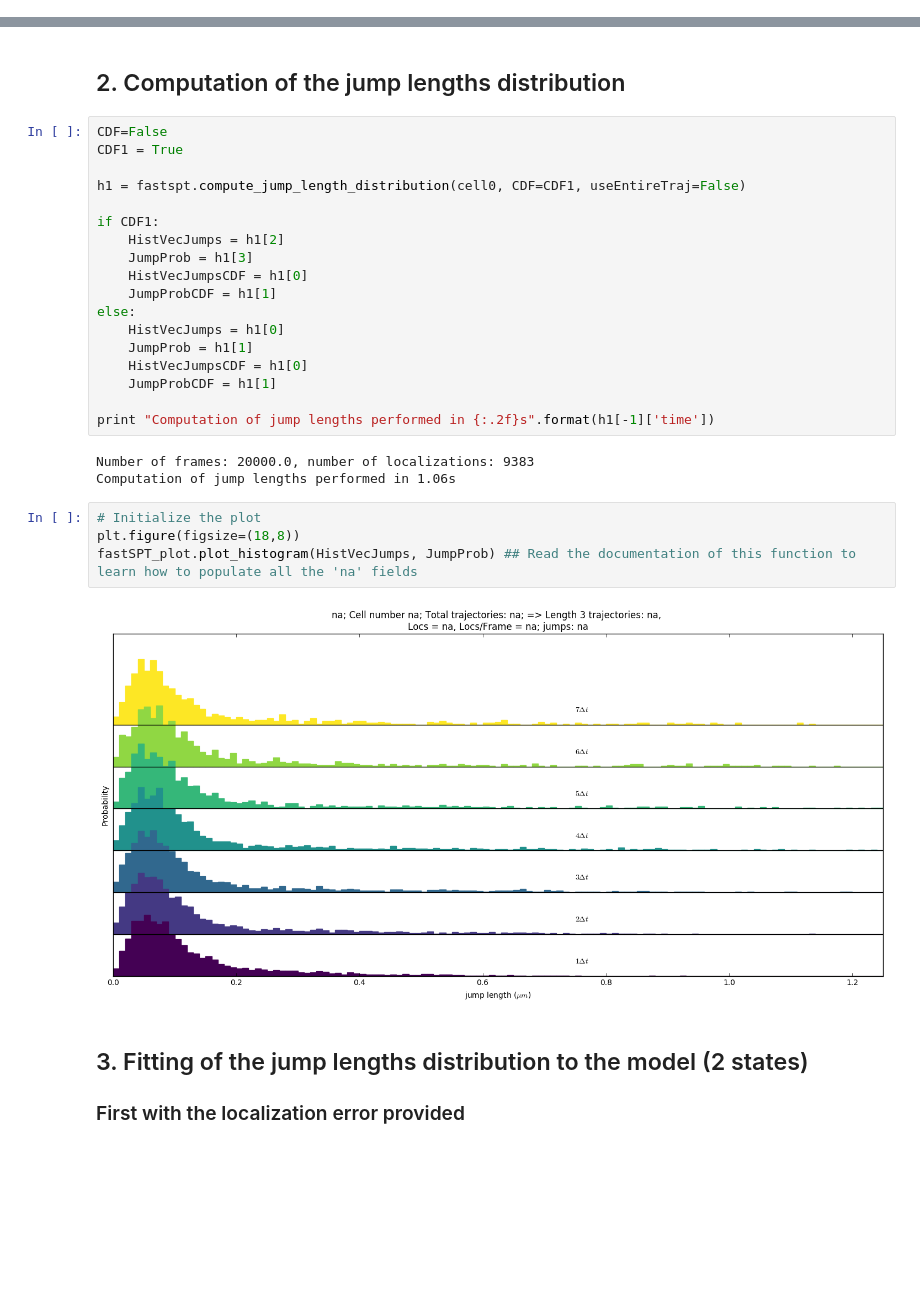
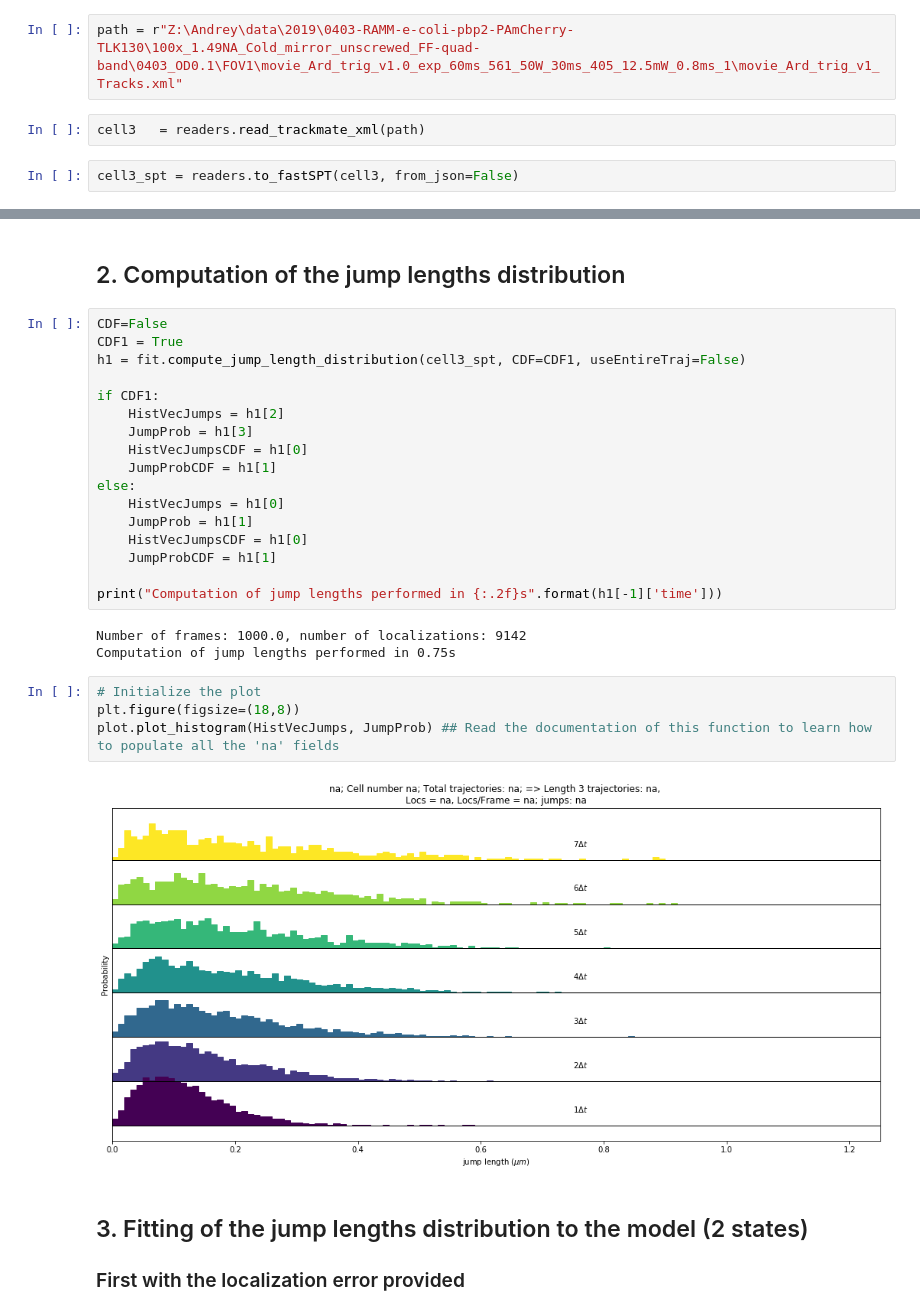
Before and after one commit to aaristov/Spot-On-Cli, a Jupyter notebook: fastSPT_tutorial.ipynb, the cells around one changed output, grey strips where cells are left out. Saved outputs shown, nothing was run; the diff lists cells and outputs as text; blank space fills up the shorter version.

```diff
--- a/fastSPT_tutorial.ipynb
+++ b/fastSPT_tutorial.ipynb
@@ -54,0 +48,6 @@ cellall = fastSPT_tools.load_dataset("./datasets/", 1, [0,1,2,3,4,5,6,7]) ## Loa
+# %%
+path = r"Z:\Andrey\data\2019\0403-RAMM-e-coli-pbp2-PAmCherry-TLK130\100x_1.49NA_Cold_mirror_unscrewed_FF-quad-band\0403_OD0.1\FOV1\movie_Ard_trig_v1.0_exp_60ms_561_50W_30ms_405_12.5mW_0.8ms_1\movie_Ard_trig_v1_Tracks.xml"
+# %%
+cell3   = readers.read_trackmate_xml(path)
+# %%
+cell3_spt = readers.to_fastSPT(cell3, from_json=False)
@@ -57,8 +80,7 @@ cellall = fastSPT_tools.load_dataset("./datasets/", 1, [0,1,2,3,4,5,6,7]) ## Loa
 # %%
 CDF=False
 CDF1 = True
-
-h1 = fastspt.compute_jump_length_distribution(cell0, CDF=CDF1, useEntireTraj=False)
+h1 = fit.compute_jump_length_distribution(cell3_spt, CDF=CDF1, useEntireTraj=False)
 
 if CDF1:
     HistVecJumps = h1[2]
@@ -71,16 +93,16 @@ else:
     HistVecJumpsCDF = h1[0]
     JumpProbCDF = h1[1]
 
-print "Computation of jump lengths performed in {:.2f}s".format(h1[-1]['time'])
+print("Computation of jump lengths performed in {:.2f}s".format(h1[-1]['time']))
 # %% [output]
-Number of frames: 20000.0, number of localizations: 9383
-Computation of jump lengths performed in 1.06s
+Number of frames: 1000.0, number of localizations: 9142
+Computation of jump lengths performed in 0.75s
 # %%
 # Initialize the plot
 plt.figure(figsize=(18,8))
-fastSPT_plot.plot_histogram(HistVecJumps, JumpProb) ## Read the documentation of this function to learn how to populate all the 'na' fields
+plot.plot_histogram(HistVecJumps, JumpProb) ## Read the documentation of this function to learn how to populate all the 'na' fields
 # %% [output]
-[figure, old version]
+[figure, new version]
 # %% [markdown]
 ## 3. Fitting of the jump lengths distribution to the model (2 states)
 ### First with the localization error provided
```
Also changed, not shown: parts of 18 cells of this notebook, 9 other files.
